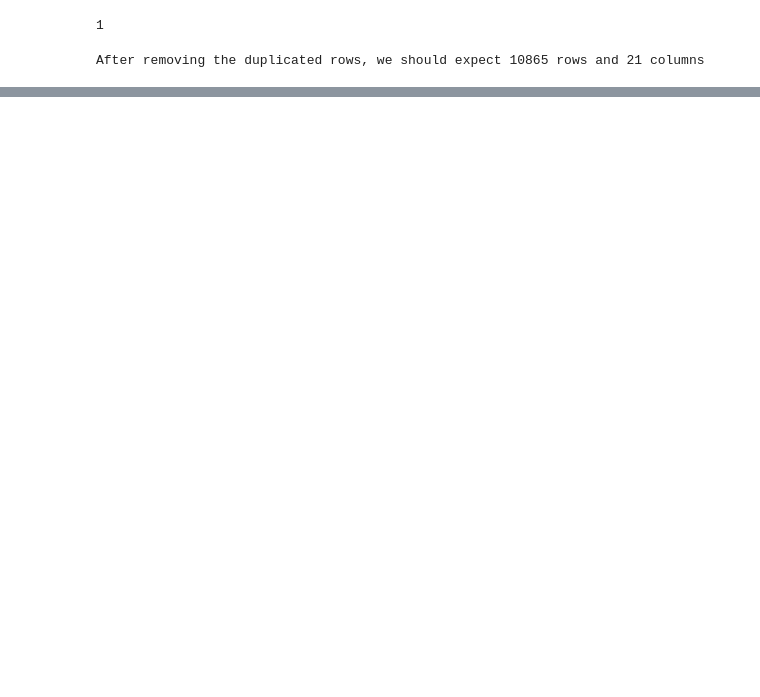
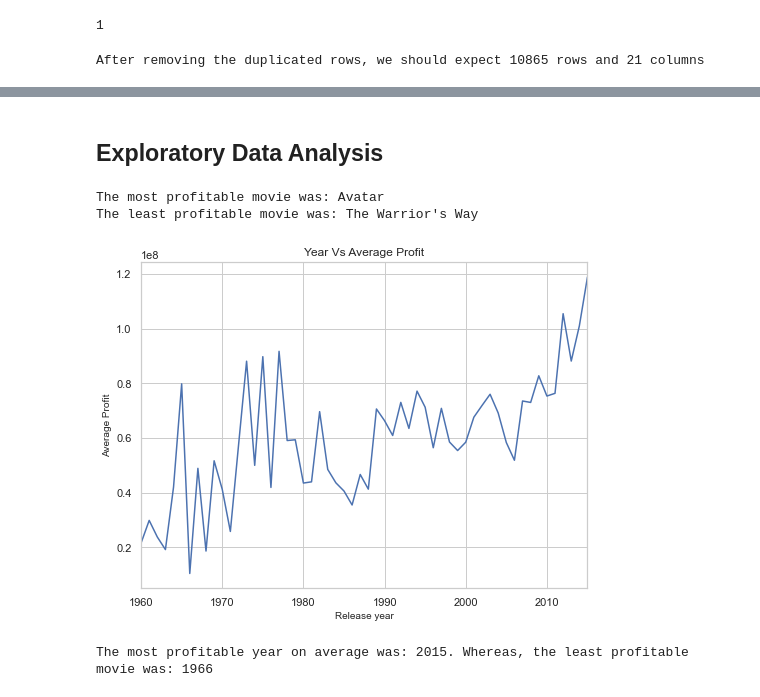
Before and after one commit to IonDragos2003/UdacityDA_Investigate-tMDB, a Jupyter notebook: my_code.ipynb, the cells around one changed output, grey strips where cells are left out. Drawn from its saved outputs; the diff is of its cells as text; code cells hidden in the pictures; blank space fills up the shorter version.

```diff
--- a/my_code.ipynb
+++ b/my_code.ipynb
@@ -210,14 +131,0 @@ Strong correlation between a movie's profit and it's vote count and it's popular
-# %%
-data=df.groupby('release_year').count()['id']
-print(data.tail())
-
-#make group of the data according to their release year and count the total number of movies in each year and pot.
-df.groupby('release_year').count()['id'].plot(xticks = np.arange(1960,2016,5))
-
-#set the figure size and labels
-sns.set(rc={'figure.figsize':(10,5)})
-plt.title("Year Vs Number Of Movies",fontsize = 14)
-plt.xlabel('Release year',fontsize = 13)
-plt.ylabel('Number Of Movies',fontsize = 13)
-#set the style sheet
-sns.set_style("whitegrid")
@@ -233,11 +131,0 @@ Name: id, dtype: int64
-# %%
-#make group of the data according to their release year and count the total number of movies in each year and pot.
-df.groupby('release_year')['profit'].mean().plot()
-
-#set the figure size and labels
-sns.set(rc={'figure.figsize':(10,5)})
-plt.title("Year Vs Average Profit",fontsize = 14)
-plt.xlabel('Release year',fontsize = 13)
-plt.ylabel('Average Profit',fontsize = 13)
-#set the style sheet
-sns.set_style("whitegrid")
@@ -245,0 +160,2 @@ sns.set_style("whitegrid")
+# %% [markdown]
+## Exploratory Data Analysis
@@ -245,0 +167,20 @@ sns.set_style("whitegrid")
+# %%
+# Q1: Which was the most profitable movie? What about the least?
+print ('The most profitable movie was: ' + str(high_profit_mov['original_title']))
+print ('The least profitable movie was: ' + str(low_profit_mov['original_title']))
+# %% [output]
+The most profitable movie was: Avatar
+The least profitable movie was: The Warrior's Way
+# %%
+#Group the data according to their release year and take the average profit and plot.
+av_profit_df = df.groupby('release_year')['profit'].mean().plot(figsize = (8,6))
+
+# Titles and labels
+plt.xlabel('Release year', fontsize = 10)
+plt.ylabel('Average Profit', fontsize = 10)
+plt.title('Year Vs Average Profit', fontsize = 12)
+
+#set the style sheet
+sns.set_style('whitegrid')
+# %% [output]
+[figure, added]
@@ -245,0 +190,4 @@ sns.set_style("whitegrid")
+# %%
+print ("The most profitable year on average was: " + str(high_profit_year) + ". Whereas, the least profitable movie was: " + str(low_profit_year))
+# %% [output]
+The most profitable year on average was: 2015. Whereas, the least profitable movie was: 1966
```
Also changed, not shown: parts of 49 cells of this notebook.
